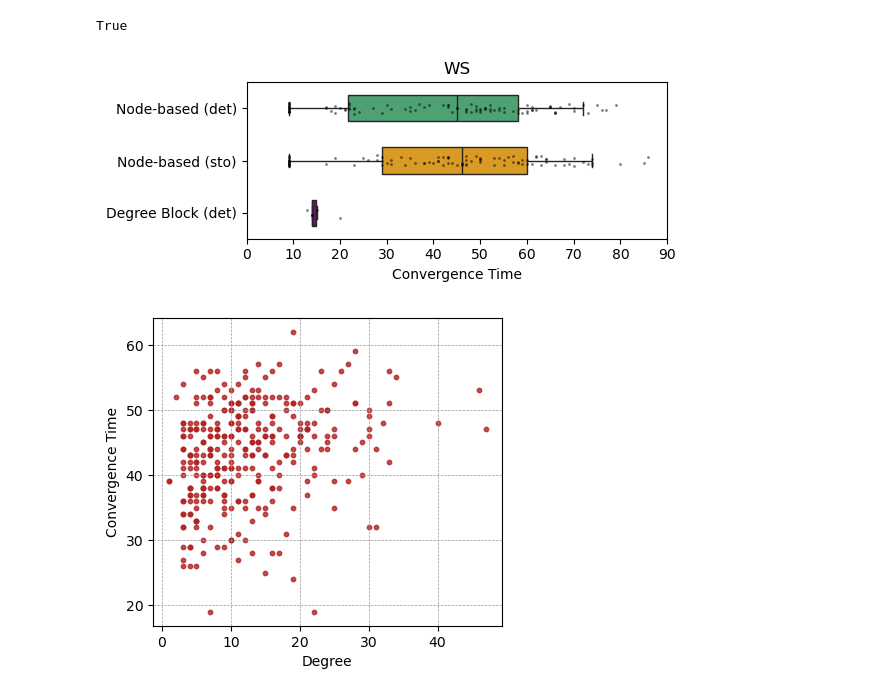
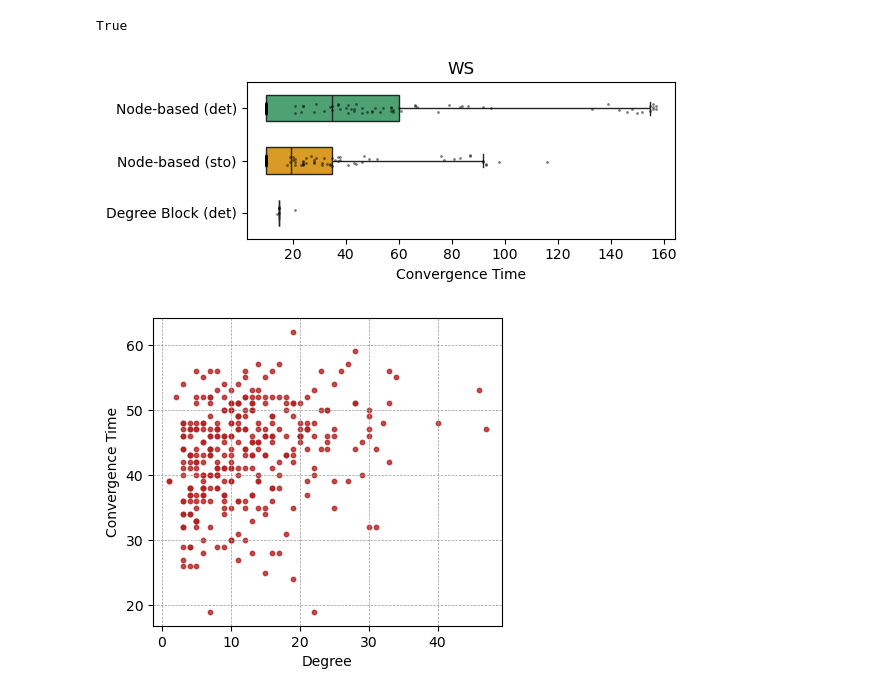
Before and after one commit to nmoghaddas19/PHYS-7335, a Jupyter notebook: random_walks/code.ipynb, the cells around one changed output. Cells and saved outputs as stored; diff of their text form; code cells hidden in the pictures.

```diff
--- a/random_walks/code.ipynb
+++ b/random_walks/code.ipynb
@@ -984,7 +984,7 @@ plt.show()
 # %% [output]
 [figure]
 # %%
-#ws = nx.watts_strogatz_graph(100, 5, 0.15)
+ws = nx.watts_strogatz_graph(100, 7, 0.05)
 g = ws
 nx.is_connected(g)
 # %% [output]
@@ -992,7 +992,7 @@ True
 # %%
 
 w0 = {i: [0] if i != 0 else [1000] for i in g.nodes()} # all walkers start on node 0
-wi_det = deterministic_random_walk(g, w0, 100, 0.5)
+wi_det = deterministic_random_walk(g, w0, 200, 0.5)
 
 w0 = {i: [0] if i != 0 else [1000] for i in g.nodes()} # all walkers start on node 0
 degree_dict = dict(nx.degree(g))
@@ -1000,41 +1000,41 @@ max_degree = max(degree_dict.values())
 wk = {k: [0] for k in range(max_degree+1) if k in degree_dict.values()}
 for i in g.nodes():
     wk[degree_dict[i]][0] += w0[i][0]
-wk_det = degree_block_random_walk(g, wk, 100, 0.5)
+wk_det = degree_block_random_walk(g, wk, 200, 0.5)
 
 w0 = {i: [0] if i != 0 else [1000] for i in er.nodes()} # all walkers start on node 0
-wi_sto, all_sto = stochastic_random_walk(g, w0, 100, 0.5, 100)
-
-convergence_wi_det = [converged(x, 0.5) for x in wi_det.values()]
-convergence_wk_det = [converged(x, 0.5) for x in wk_det.values()]
-convergence_wi_sto = [converged(x, 0.5) for x in wi_sto.values()]
+wi_sto, all_sto = stochastic_random_walk(g, w0, 200, 0.5, 200)
 # %%
+convergence_wi_det = [converged(x, 0.5, 10) for x in wi_det.values()]
+convergence_wk_det = [converged(x, 0.5, 10) for x in wk_det.values()]
+convergence_wi_sto = [converged(x, 1, 10) for x in wi_sto.values()]
+
 data = pd.DataFrame({
     'Convergence Time': convergence_wi_det + convergence_wi_sto + convergence_wk_det,
     'Type': ['Node-based (det)'] * len(convergence_wi_det) + ['Node-based (sto)'] * len(convergence_wi_sto) + ['Degree Block (det)'] * len(convergence_wk_det)
 })
 
 # Plot box and whisker plot with points for the underlying raw data
 plt.figure(figsize=(6, 2.5))
 box_plot = sns.boxplot(
     y='Type', x='Convergence Time', data=data, showfliers=False, width=0.5,
     hue='Type', palette={"Node-based (det)": "mediumseagreen", "Degree Block (det)": "purple", "Node-based (sto)": "orange"}, legend=False, saturation=0.7, whis = (5,95)
 )
 
 # Add the stripplot
 sns.stripplot(y='Type', x='Convergence Time', data=data, jitter=True, color='black', alpha=0.5, size=2)
 
 # Add labels and title
 plt.ylabel('')
-plt.xlim(0, 90)
+#plt.xlim(0, 90)
 plt.xlabel('Convergence Time')
 plt.title('WS')
 
 # Show plot
 plt.tight_layout()
 plt.show()
 # %% [output]
-[figure, old version]
+[figure, new version]
 # %%
 # ba = nx.barabasi_albert_graph(100, 3)
 # g = ba
```
Also changed, not shown: parts of 3 cells of this notebook, 1 other file.
